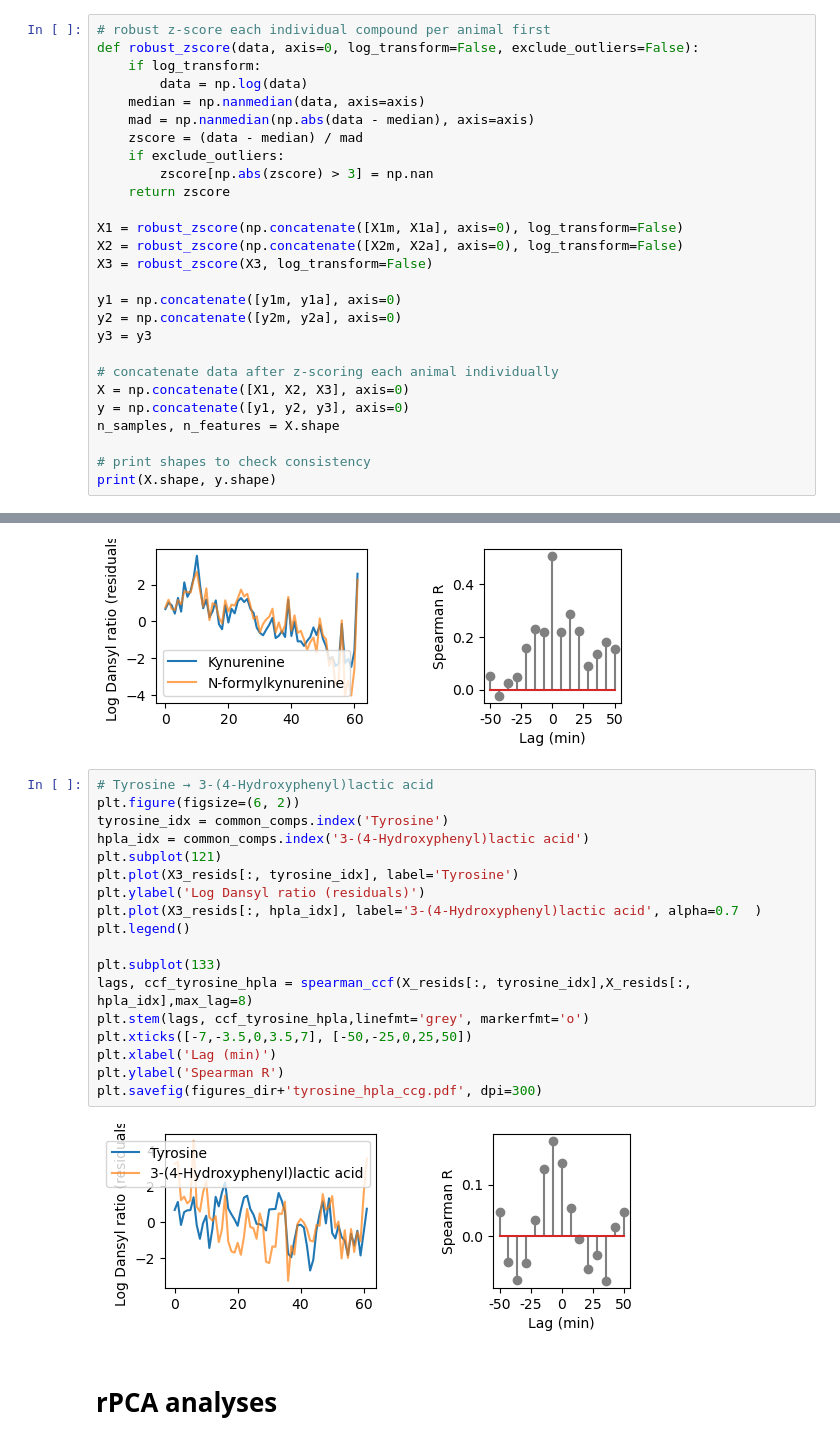
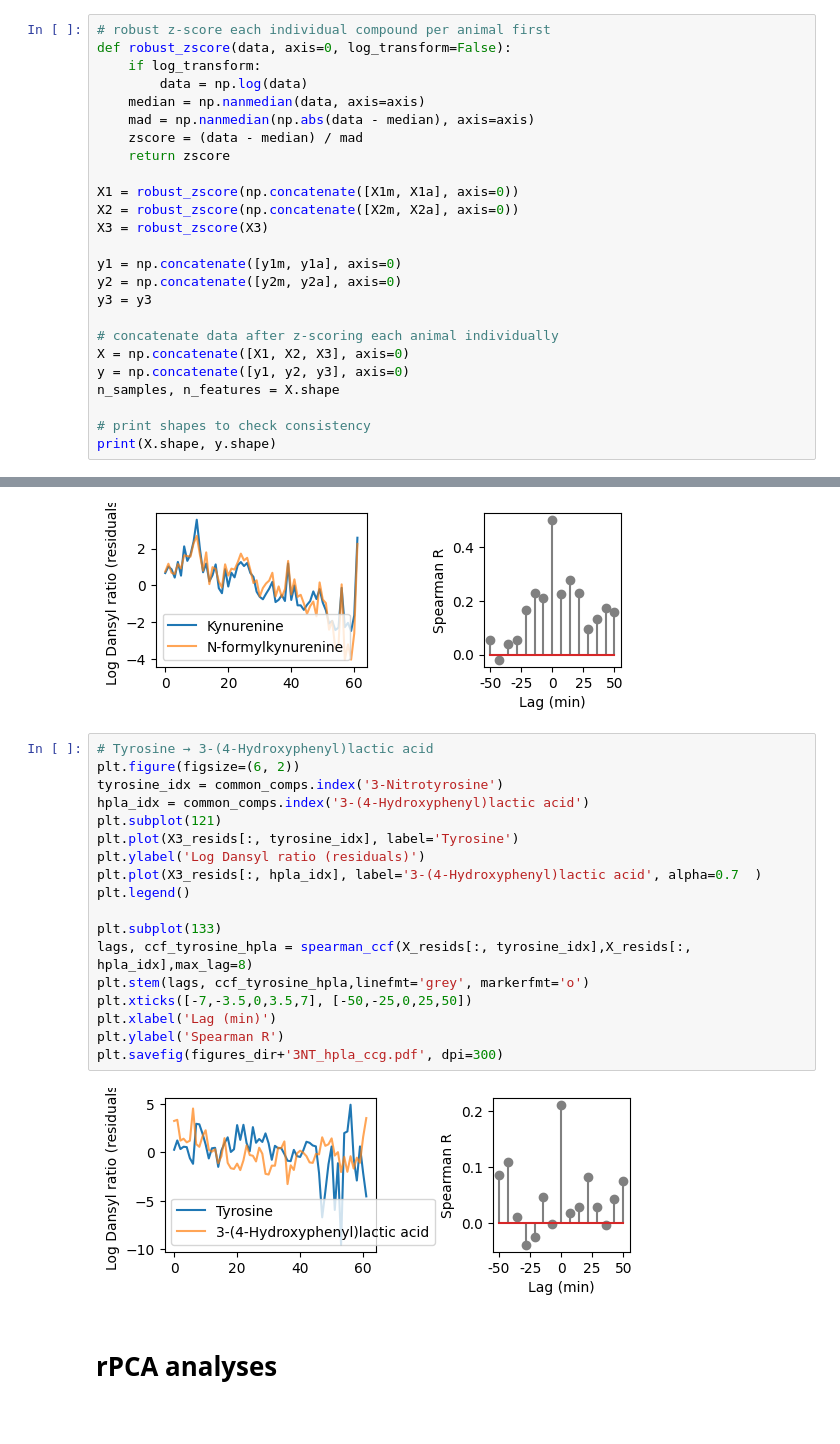
Before and after one commit to michnard/Microdialysis_Paper, a Jupyter notebook: scripts/analyses/Fig3.ipynb, the cells around one changed output, grey strips where cells are left out. Drawn from its saved outputs; the diff is of its cells as text.

```diff
--- a/scripts/analyses/Fig3.ipynb
+++ b/scripts/analyses/Fig3.ipynb
@@ -24,19 +24,17 @@ y3 = horm_beh['y3']
 common_comps = horm_beh['common_comps']
 # %%
 # robust z-score each individual compound per animal first
-def robust_zscore(data, axis=0, log_transform=False, exclude_outliers=False):
+def robust_zscore(data, axis=0, log_transform=False):
     if log_transform:
         data = np.log(data)
     median = np.nanmedian(data, axis=axis)
     mad = np.nanmedian(np.abs(data - median), axis=axis)
     zscore = (data - median) / mad
-    if exclude_outliers:
-        zscore[np.abs(zscore) > 3] = np.nan
     return zscore
 
-X1 = robust_zscore(np.concatenate([X1m, X1a], axis=0), log_transform=False)
-X2 = robust_zscore(np.concatenate([X2m, X2a], axis=0), log_transform=False)
-X3 = robust_zscore(X3, log_transform=False)
+X1 = robust_zscore(np.concatenate([X1m, X1a], axis=0))
+X2 = robust_zscore(np.concatenate([X2m, X2a], axis=0))
+X3 = robust_zscore(X3)
 
 y1 = np.concatenate([y1m, y1a], axis=0)
 y2 = np.concatenate([y2m, y2a], axis=0)
@@ -318,23 +316,23 @@ plt.savefig(figures_dir+'kynurenine_nformylynurenine_ccg.pdf', dpi=300)
 # %%
 # Tyrosine → 3-(4-Hydroxyphenyl)lactic acid
 plt.figure(figsize=(6, 2))
-tyrosine_idx = common_comps.index('Tyrosine')
+tyrosine_idx = common_comps.index('3-Nitrotyrosine')
 hpla_idx = common_comps.index('3-(4-Hydroxyphenyl)lactic acid')
 plt.subplot(121)
 plt.plot(X3_resids[:, tyrosine_idx], label='Tyrosine')
 plt.ylabel('Log Dansyl ratio (residuals)')
 plt.plot(X3_resids[:, hpla_idx], label='3-(4-Hydroxyphenyl)lactic acid', alpha=0.7  )
 plt.legend()
 
 plt.subplot(133)
 lags, ccf_tyrosine_hpla = spearman_ccf(X_resids[:, tyrosine_idx],X_resids[:, hpla_idx],max_lag=8)
 plt.stem(lags, ccf_tyrosine_hpla,linefmt='grey', markerfmt='o')
 plt.xticks([-7,-3.5,0,3.5,7], [-50,-25,0,25,50])
 plt.xlabel('Lag (min)')
 plt.ylabel('Spearman R')
-plt.savefig(figures_dir+'tyrosine_hpla_ccg.pdf', dpi=300)
+plt.savefig(figures_dir+'3NT_hpla_ccg.pdf', dpi=300)
 # %% [output]
-[figure, old version]
+[figure, new version]
 # %% [markdown]
 # rPCA analyses
 # %%
```
Also changed, not shown: parts of 15 cells of this notebook, 37 other files.
